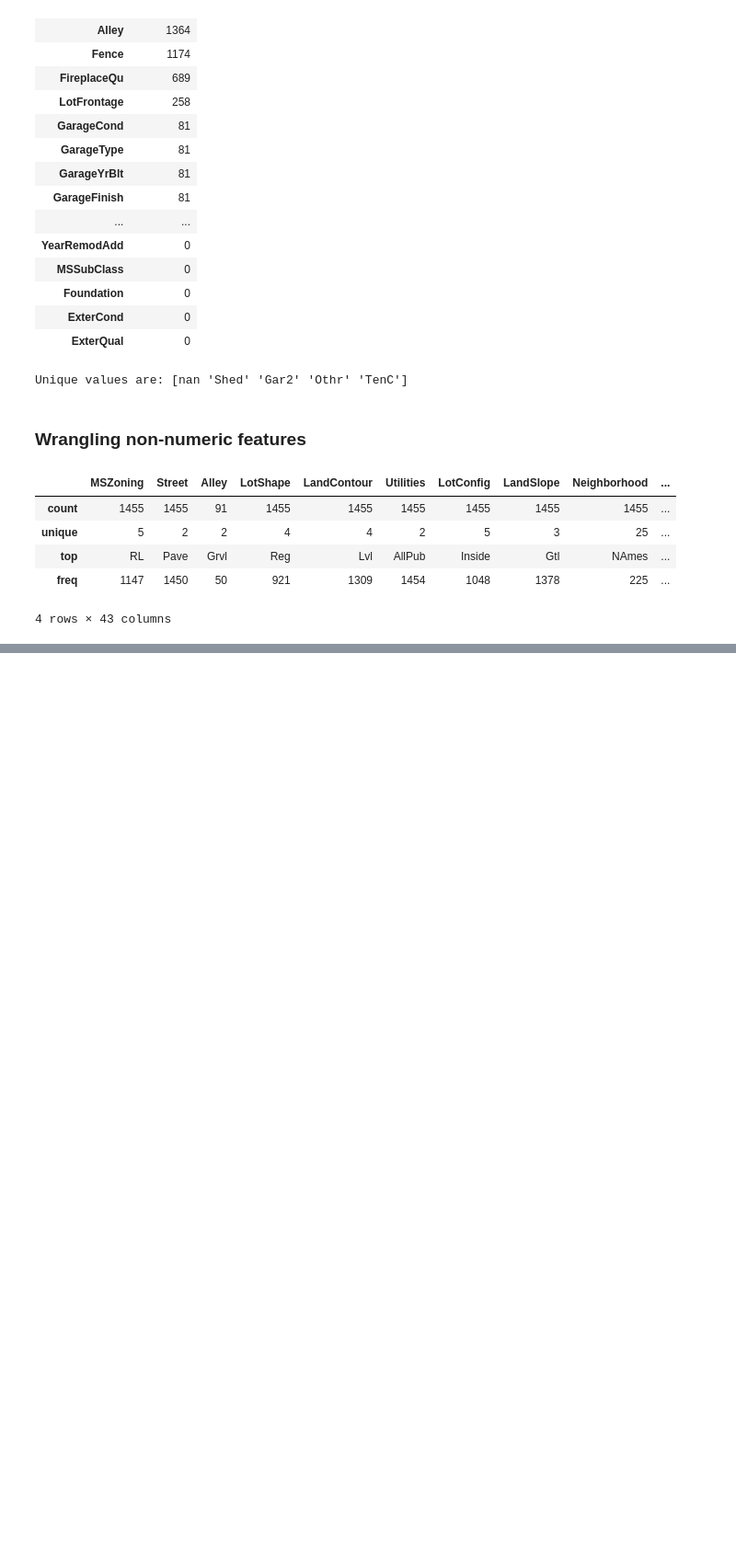
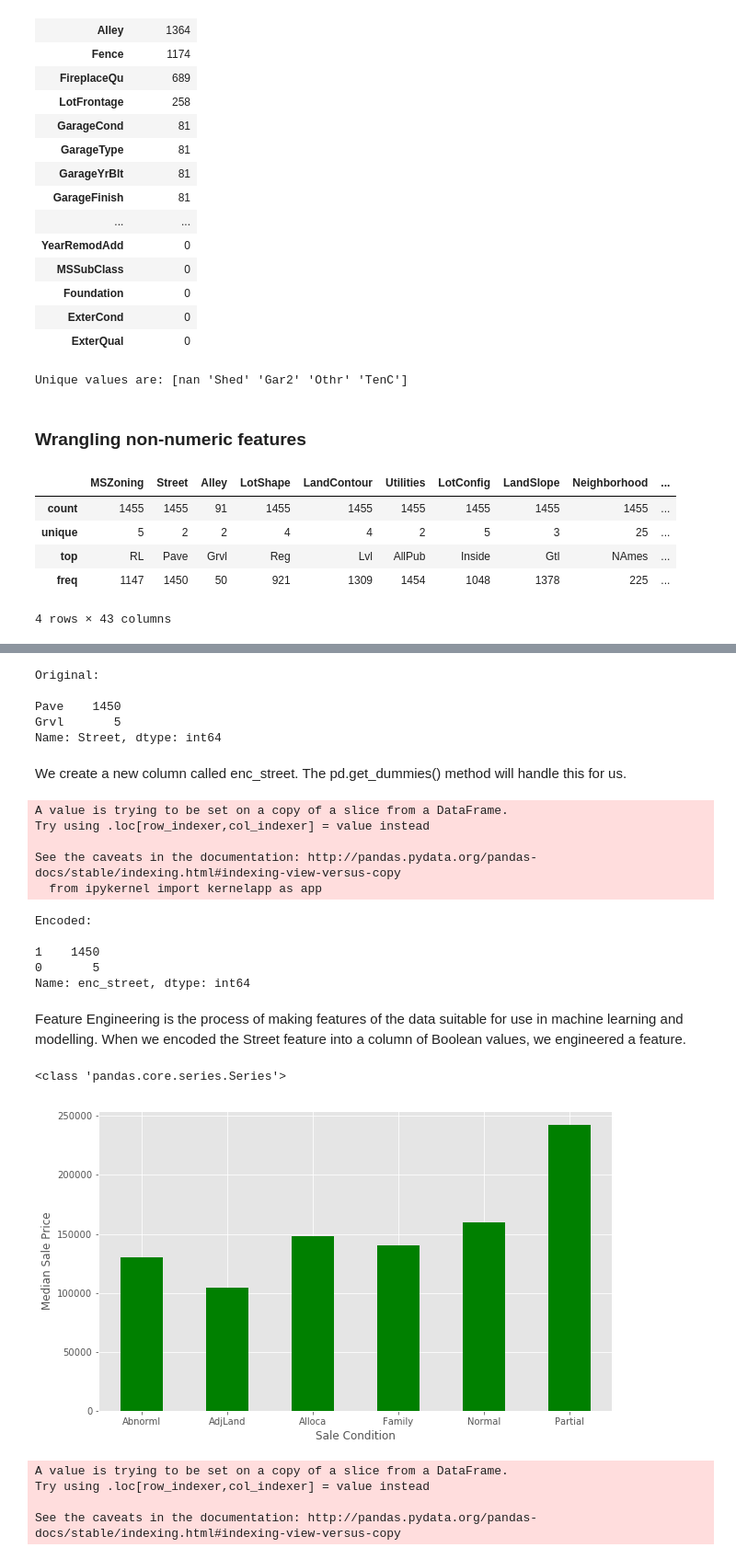
Before and after one commit to STHITAPRAJNAS/MyDataScienceLearning, a Jupyter notebook: House_price_kaggle.ipynb, the cells around one changed output, grey strips where cells are left out. Shown: that part at 92% size. Drawn from its saved outputs; the diff is of its cells as text; code cells hidden in the pictures; blank space fills up the shorter version.

```diff
--- a/House_price_kaggle.ipynb
+++ b/House_price_kaggle.ipynb
@@ -368,0 +371,57 @@ categoricals.describe()
+# %%
+print ("Original: \n")
+print (train.Street.value_counts(), "\n")
+# %% [output]
+Original:
+
+Pave    1450
+Grvl       5
+Name: Street, dtype: int64
+# %% [markdown]
+We create a new column called enc_street. The pd.get_dummies() method will handle this for us.
+# %%
+# Same transformation needed for both train and test data
+train['enc_street'] = pd.get_dummies(train.Street, drop_first=True)
+test['enc_street'] = pd.get_dummies(train.Street, drop_first=True)
+# %% [output]
+A value is trying to be set on a copy of a slice from a DataFrame.
+Try using .loc[row_indexer,col_indexer] = value instead
+
+See the caveats in the documentation: http://pandas.pydata.org/pandas-docs/stable/indexing.html#indexing-view-versus-copy
+  from ipykernel import kernelapp as app
+# %%
+print ('Encoded: \n')
+print (train.enc_street.value_counts())
+# %% [output]
+Encoded:
+
+1    1450
+0       5
+Name: enc_street, dtype: int64
+# %% [markdown]
+ Feature Engineering is the process of making features of the data suitable for use in machine learning and modelling. When we encoded the Street feature into a column of Boolean values, we engineered a feature.
+# %%
+#SaleCondition relationship with SalePrice
+condition_pivot = train.pivot_table(index='SaleCondition',
+                                    values='SalePrice', aggfunc=np.median)
+print(type(condition_pivot))
+condition_pivot.plot(kind='bar', color='green')
+plt.xlabel('Sale Condition')
+plt.ylabel('Median Sale Price')
+plt.xticks(rotation=0)
+plt.show()
+# %% [output]
+<class 'pandas.core.series.Series'>
+[figure, added]
+# %%
+#Median price is higher for partial compared to other categories and others also almost in same range.
+# So partial can be converted to '1' and rest can be '0' for the purpose of feature engineering.
+
+def encode(x): return 1 if x == 'Partial' else 0
+train['enc_condition'] = train.SaleCondition.apply(encode)
+test['enc_condition'] = test.SaleCondition.apply(encode)
+# %% [output]
+A value is trying to be set on a copy of a slice from a DataFrame.
+Try using .loc[row_indexer,col_indexer] = value instead
+
+See the caveats in the documentation: http://pandas.pydata.org/pandas-docs/stable/indexing.html#indexing-view-versus-copy
```
Also changed, not shown: parts of 22 cells of this notebook.
